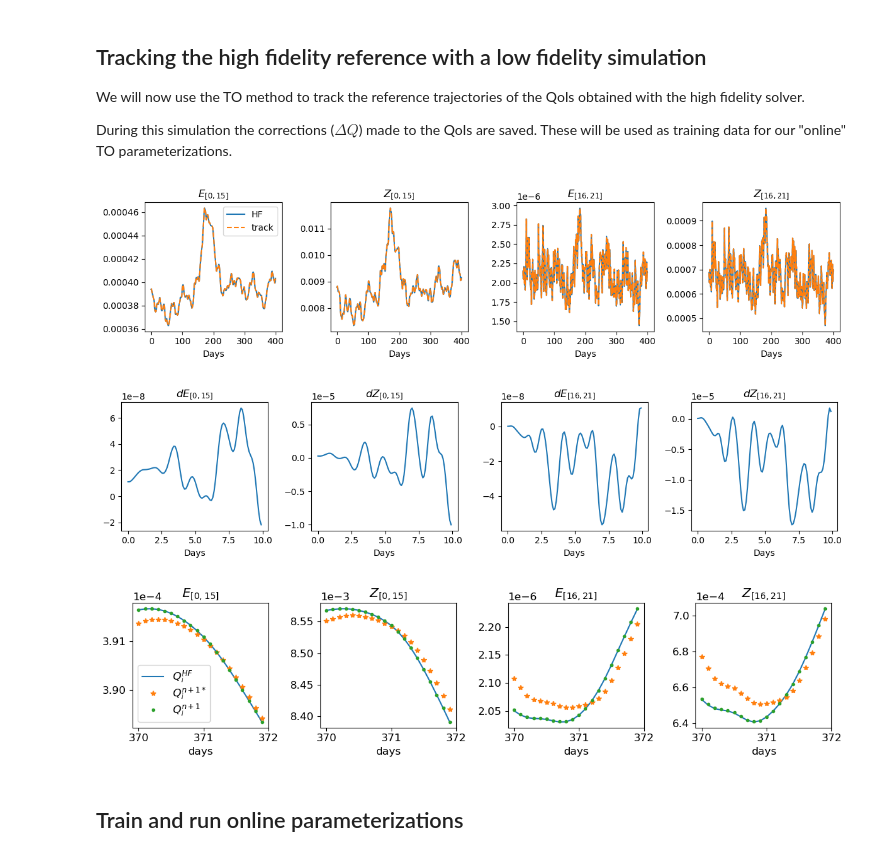
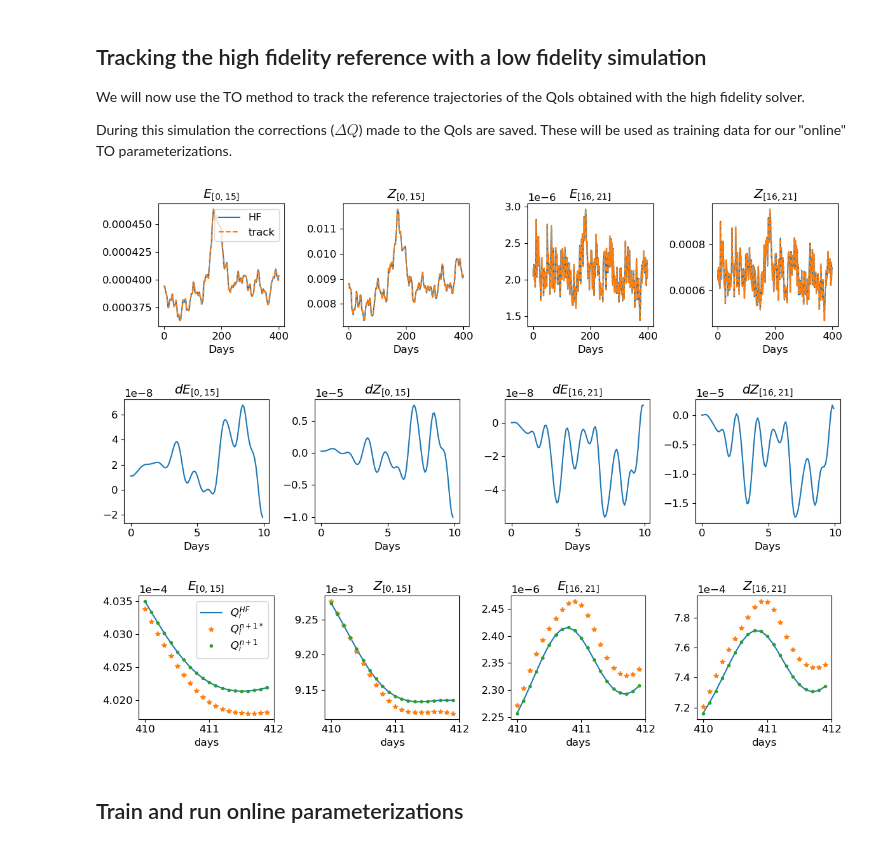
Before and after one commit to rik-stra/tau_orthogonal_method_for_2D_turbulence, a Jupyter notebook: run_experiment.ipynb, the cells around one changed output. Saved outputs shown, nothing was run; the diff lists cells and outputs as text; code cells hidden in the pictures.

```diff
--- a/run_experiment.ipynb
+++ b/run_experiment.ipynb
@@ -129,6 +159,6 @@ with h5py.File(file_train_sharp, "r") as f:
 # %%
 # plot of the effect of the 2 different filters
-plt.rcParams.update({'font.size': 14})
+plt.rcParams.update({'font.size': 12})
 plt.rcParams['image.cmap'] = 'seismic'
 plt.rcParams["figure.figsize"] = (13,4)
 
@@ -166,5 +196,5 @@ with h5py.File(file_train_gauss, 'r') as file:
     plt.yticks([0,20,40,60])
 plt.tight_layout()
 
-plt.savefig("figs/sgstendency_filters.png", dpi=700)
+#plt.savefig("figs/sgstendency_filters.png", dpi=700)
 # %% [output]
@@ -204,8 +234,7 @@ During this simulation the corrections ($\Delta Q$) made to the QoIs are saved.
 # %%
 if not SKIP_SOLVERS:
     os.system("python LF_simulation.py inputs/in_LF_track_ref.json")
-file_track = "./output/samples/LF_track_ref_rk4_t_4000.0.hdf5"
-#file_track = "output/samples/LF_track_ref_relax05_t_2600.0.hdf5"
+file_track = "./output/samples/LF_track_ref_rk4_t_500.0.hdf5"
 # %%
 # plot the 4 qoi in LF and HF sim
 with h5py.File(file_ref, "r") as f:
@@ -225,7 +254,7 @@ for i in range(4):
     if i==0: plt.legend()
 plt.tight_layout()
 # %% [output]
-[figure, old version]
+[figure, new version]
 # %%
 #plot dQs for illustration purposes
 with h5py.File(file_track, "r") as f:
@@ -241,30 +270,31 @@ for i in range(4):
     plt.title(QoI_names[i])
 plt.tight_layout()
 # %% [output]
-[figure, old version]
+[figure, new version]
 # %%
+# plot correction process during tracking
 plt.rcParams["figure.figsize"] = (12,3)
 plt.rcParams.update({'font.size': 12})
 QoI_names = ['$E_{[0,15]}$','$Z_{[0,15]}$','$E_{[16,21]}$','$Z_{[16,21]}$']
-d = 370
+d = 410
 npoints = 20
 time_LF = np.arange(0, npoints/10, 0.1)+d
-b = d*100
+b = d*10
 for i in range(4):
 
     plt.subplot(1,4,i+1)
     plt.plot(time_LF, Q_HF[b:b+npoints,i], label = r"$Q_i^{HF}$")
     plt.plot(time_LF, Q_HF[b:b+npoints,i]-dQ[b:b+npoints,i],'*', label = r"$Q_i^{n+1 *}$")
     plt.plot(time_LF, Q_LF[b:b+npoints,i],'.', label = r"$Q_i^{n+1}$")
     plt.xlabel('days')
     plt.title(QoI_names[i])
-    if i==0: plt.legend(labelspacing = 0.1, loc = 'lower left')
+    if i==0: plt.legend(labelspacing = 0.1, loc = 'upper right')
     plt.ticklabel_format(axis="y", style="sci", scilimits=(0,0))
     plt.xticks([d, d+1, d+2])
 plt.tight_layout()
-plt.savefig("figs/LF_tracking.pdf", bbox_inches = 'tight')
+#plt.savefig("figs/LF_tracking.pdf", bbox_inches = 'tight')
 # %% [output]
-[figure, old version]
+[figure, new version]
 # %% [markdown]
 ## Train and run online parameterizations
 # %% [markdown]
```
Also changed, not shown: parts of 39 cells of this notebook, 6 other files.
